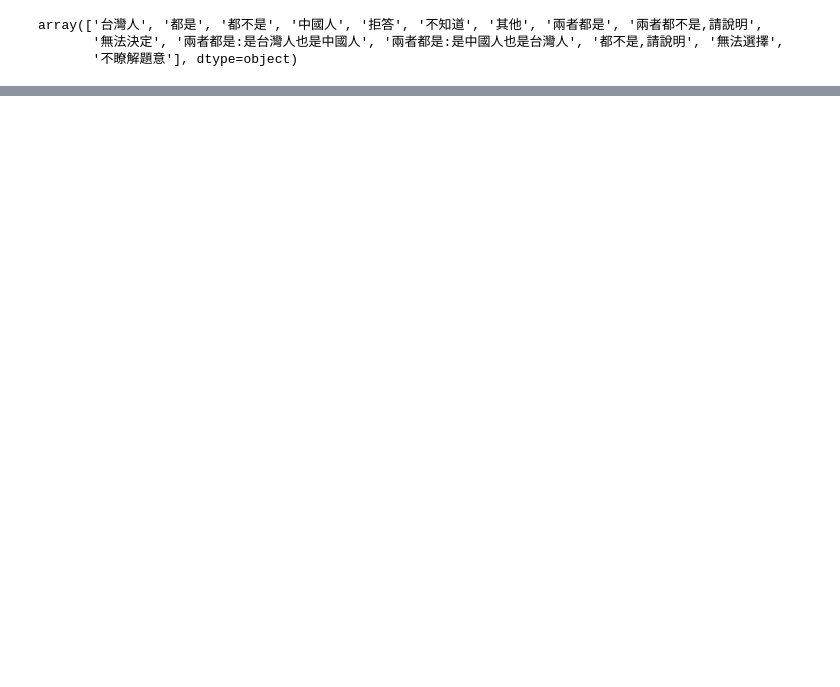
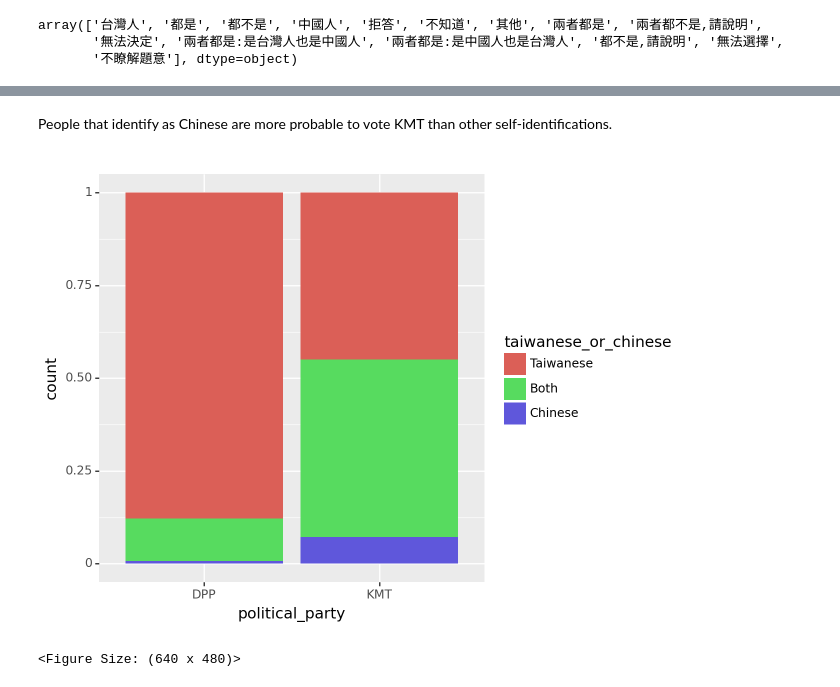
Before and after one commit to faustourrutiareyes/TaiwaneseIdentificationResearch, a Jupyter notebook: main.ipynb, the cells around one changed output, grey strips where cells are left out. Cells and saved outputs as stored; diff of their text form; code cells hidden in the pictures; blank space fills up the shorter version.

```diff
--- a/main.ipynb
+++ b/main.ipynb
@@ -241,0 +429,10 @@ from plotnine import *
+# %% [markdown]
+People that identify as Chinese are more probable to vote KMT than other self-identifications.
+# %%
+(
+ggplot() +
+  geom_bar(df_parties, aes(x = 'political_party', fill = 'taiwanese_or_chinese'), position = "fill")
+)
+# %% [output]
+[figure, added]
+<Figure Size: (640 x 480)>
```
Also changed, not shown: parts of 62 cells of this notebook, 5 other files.
